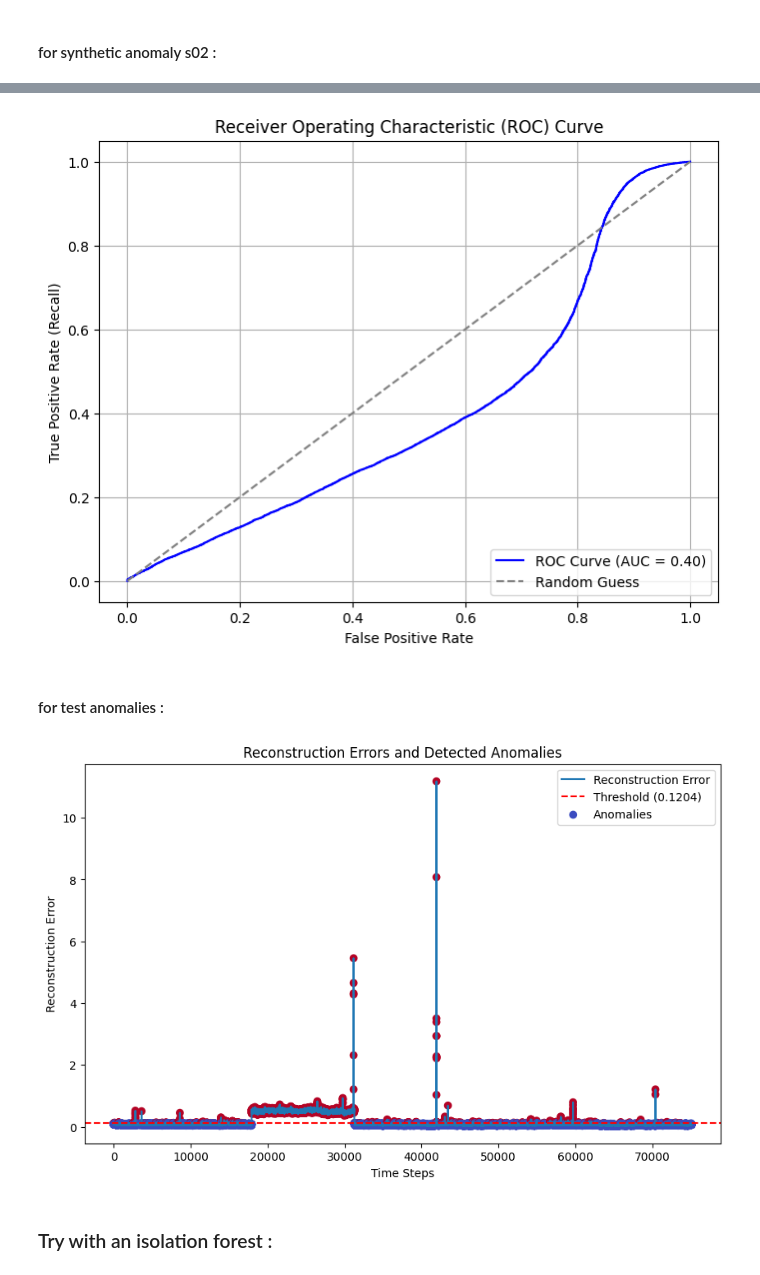
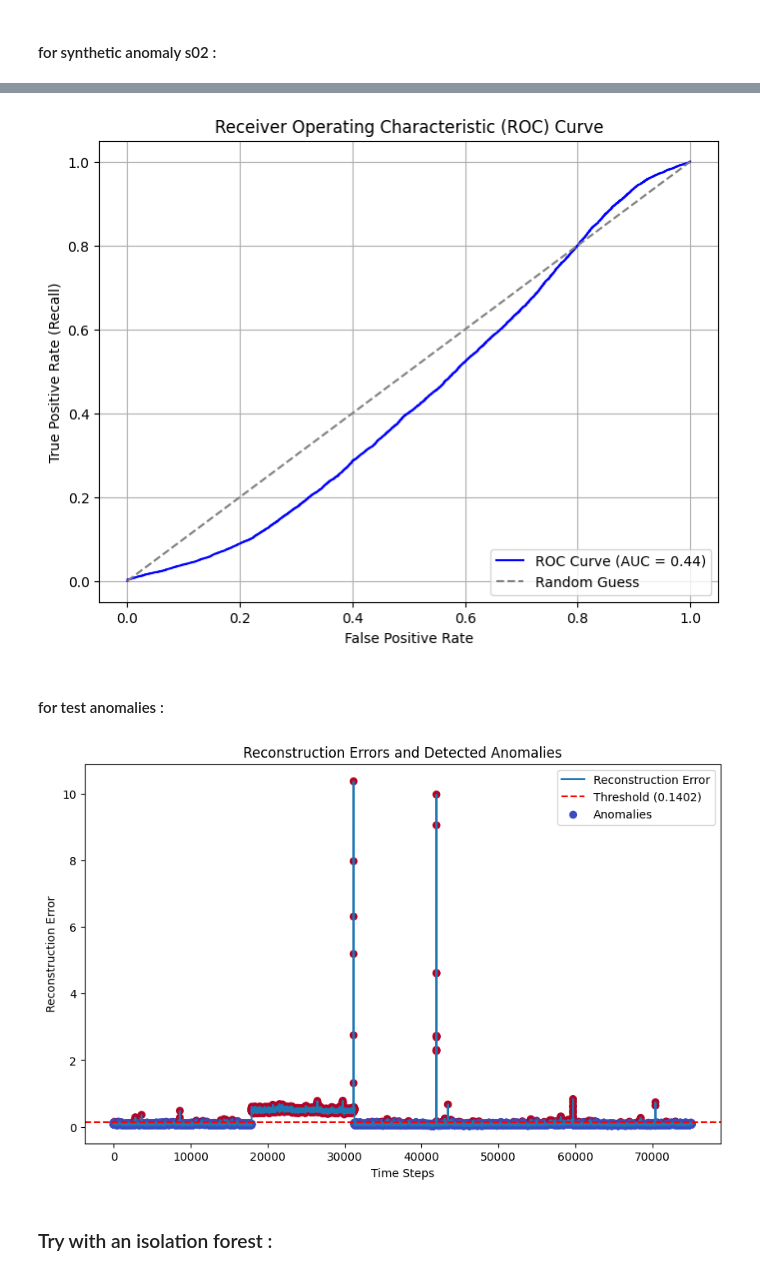
Before and after one commit to j0shcd/ml4pm-project, a Jupyter notebook: Hubert_Tries.ipynb, the cells around one changed output, grey strips where cells are left out. Drawn from its saved outputs; the diff is of its cells as text; code cells hidden in the pictures.

```diff
--- a/Hubert_Tries.ipynb
+++ b/Hubert_Tries.ipynb
@@ -581,3 +629,16 @@ visualize_anomalies(reconstruction_errors, anomaly_scores, threshold)
 # input_dim = train_tensor.shape[1]
 # model = FastAutoencoder(input_dim)
 # u5_turbine_trained_model = train_autoencoder_fast(model, train_tensor, val_tensor)
+# %%
+# Step 1: Preprocess the dataset
+scaler = StandardScaler()  # Initialize scaler
+u5_train_turbine_scaled = scaler.fit_transform(u5_train_equil_turbine)  # Fit scaler and transform data
+u5_train_turbine_data = torch.tensor(u5_train_turbine_scaled, dtype=torch.float32)  # Convert to tensor
+
+# Step 2: Train-validation split
+train_tensor, val_tensor = train_test_split(u5_train_turbine_data, test_size=0.2, random_state=42)
+
+# Step 3: Initialize and train the autoencoder
+input_dim = train_tensor.shape[1]
+model = BestTunedAutoencoder(input_dim)  # Use your best autoencoder
+u5_turbine_trained_model = train_autoencoder_fast(model, train_tensor, val_tensor)  # Train the autoencoder
@@ -653,8 +765,8 @@ ground_truth = torch.tensor(u5_s01_equil_turbine['anomaly'].values, dtype=torch.
 
 
 
-# Find the optimal threshold
-optimal_threshold, optimal_distance = find_optimal_threshold_by_distance(ground_truth, reconstruction_errors)
+# # Find the optimal threshold
+# optimal_threshold, optimal_distance = find_optimal_threshold_by_distance(ground_truth, reconstruction_errors)
 
 # Print and use the optimal threshold
 print(f"Optimal Threshold: {optimal_threshold}")
@@ -767,12 +877,8 @@ best_score = -float("inf")
 # Ensure ground_truth is a tensor
 ground_truth = torch.tensor(u5_s02_equil_turbine['anomaly'].values, dtype=torch.int)
 
-
-# Find the optimal threshold
-optimal_threshold, optimal_distance = find_optimal_threshold_by_distance(ground_truth, reconstruction_errors)
-
-# Print and use the optimal threshold
-print(f"Optimal Threshold: {optimal_threshold}")
+ # Find the optimal threshold
+# optimal_threshold, optimal_distance = find_optimal_threshold_by_distance(ground_truth, reconstruction_errors)
 
 
 anomaly_scores = define_anomaly_score(reconstruction_errors, optimal_threshold)
@@ -853,32 +956,31 @@ plt.legend(loc="lower right")
 plt.grid()
 plt.show()
 # %% [output]
-[figure, old version]
+[figure, new version]
 # %% [markdown]
 #### for test anomalies :
 # %%
 # Example usage for u5_test_equil_turbine
 # Assume `u5_turbine_trained_model` is the autoencoder trained on u5_train_equil_turbine
 # Assume `scaler` is the StandardScaler fitted to u5_train_equil_turbine during training
 
 # Ensure that the columns in the test data match the training data
 u5_test_turbine_data_preprocessed = preprocess_test_data(u5_test_equil_turbine, u5_train_equil_turbine.columns, scaler)
 
 # Evaluate reconstruction errors
 reconstruction_errors = evaluate_reconstruction(u5_turbine_trained_model, u5_test_turbine_data_preprocessed)
 
 
-test_threshold = min(optimal_threshold_s1,optimal_threshold_s2)
 
-anomaly_scores = define_anomaly_score(reconstruction_errors, test_threshold)
+anomaly_scores = define_anomaly_score(reconstruction_errors, optimal_threshold)
 detected_anomalies = anomaly_scores  # Use the previously calculated anomaly scores
-threshold = test_threshold  # Use the float value directly
+threshold = optimal_threshold  # Use the float value directly
 
 
 # Visualize anomalies
 visualize_anomalies(reconstruction_errors, anomaly_scores, threshold)
 # %% [output]
-[figure, old version]
+[figure, new version]
 # %% [markdown]
 ### Try with an isolation forest :
 # %% [markdown]
```
Also changed, not shown: parts of 23 cells of this notebook.
